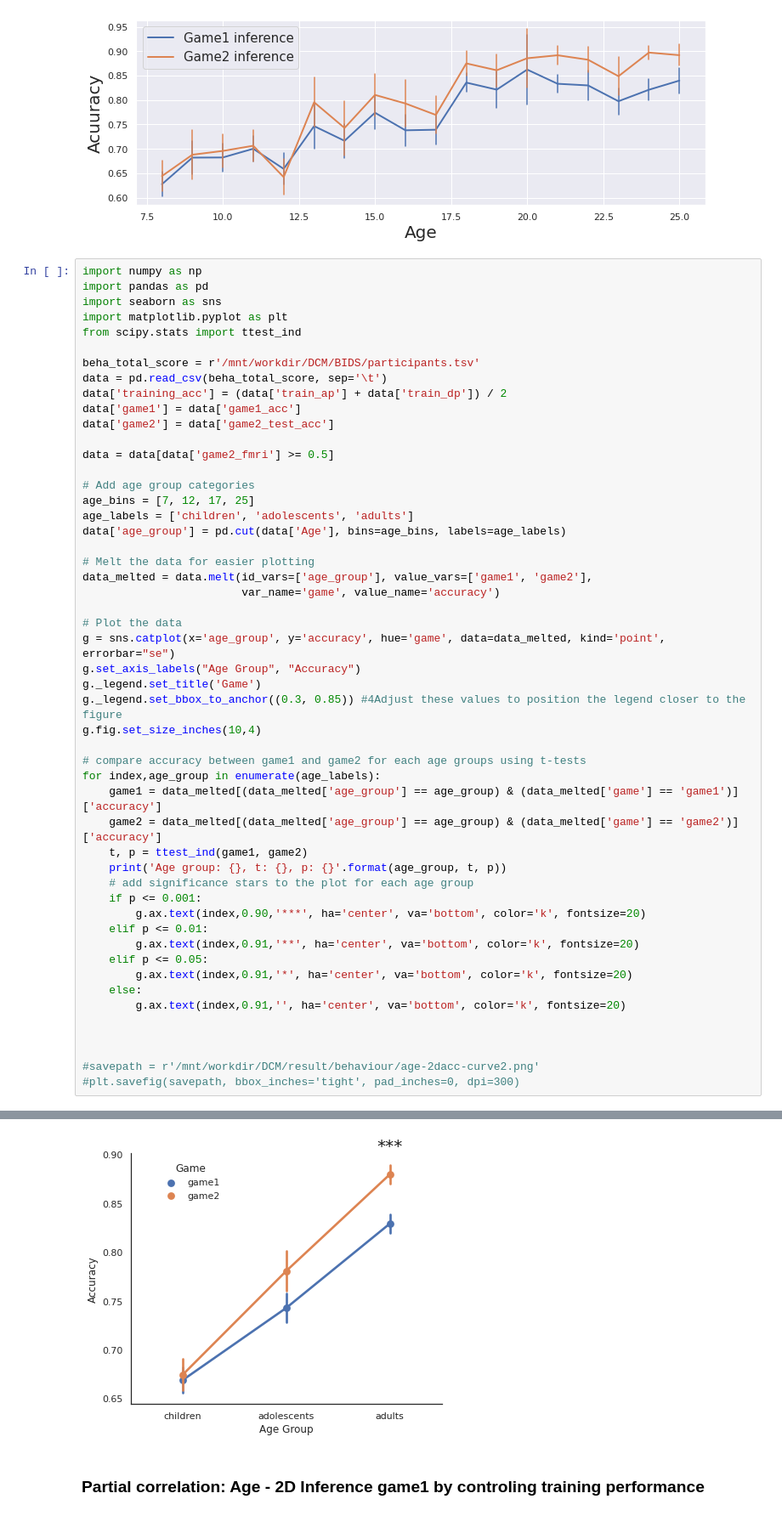
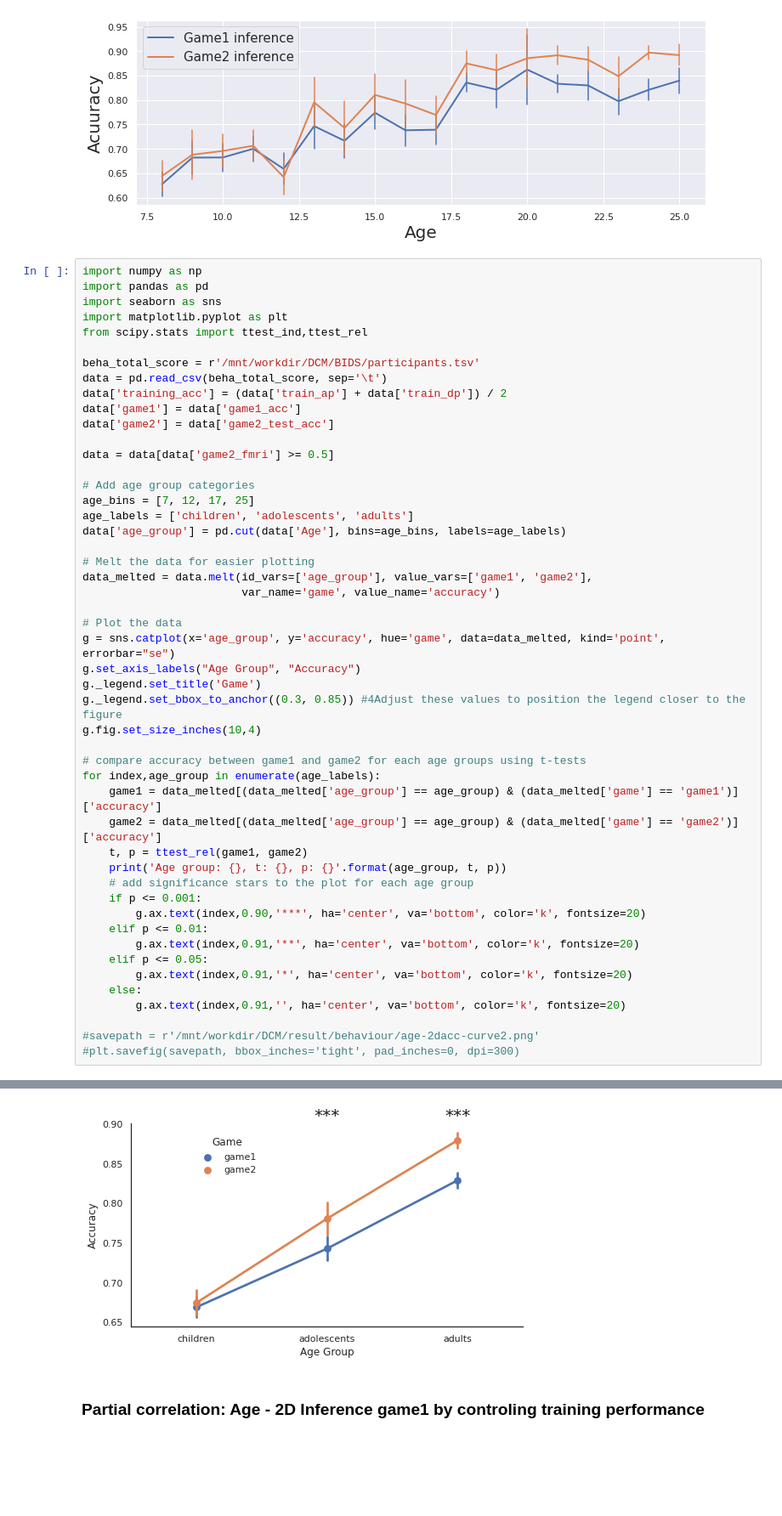
Before and after one commit to YukunQu/DCM, a Jupyter notebook: analysis/behaviour/behavioral_result.ipynb, the cells around one changed output, grey strips where cells are left out. Shown at 85% size. Cells and saved outputs as stored; diff of their text form; blank space fills up the shorter version.

```diff
--- a/analysis/behaviour/behavioral_result.ipynb
+++ b/analysis/behaviour/behavioral_result.ipynb
@@ -281,7 +281,7 @@ import numpy as np
 import pandas as pd
 import seaborn as sns
 import matplotlib.pyplot as plt
-from scipy.stats import ttest_ind
+from scipy.stats import ttest_ind,ttest_rel
 
 beha_total_score = r'/mnt/workdir/DCM/BIDS/participants.tsv'
 data = pd.read_csv(beha_total_score, sep='\t')
@@ -311,7 +311,7 @@ g.fig.set_size_inches(10,4)
 for index,age_group in enumerate(age_labels):
     game1 = data_melted[(data_melted['age_group'] == age_group) & (data_melted['game'] == 'game1')]['accuracy']
     game2 = data_melted[(data_melted['age_group'] == age_group) & (data_melted['game'] == 'game2')]['accuracy']
-    t, p = ttest_ind(game1, game2)
+    t, p = ttest_rel(game1, game2)
     print('Age group: {}, t: {}, p: {}'.format(age_group, t, p))
     # add significance stars to the plot for each age group
     if p <= 0.001:
@@ -323,8 +323,6 @@ for index,age_group in enumerate(age_labels):
     else:
         g.ax.text(index,0.91,'', ha='center', va='bottom', color='k', fontsize=20)
 
-
-
 #savepath = r'/mnt/workdir/DCM/result/behaviour/age-2dacc-curve2.png'
 #plt.savefig(savepath, bbox_inches='tight', pad_inches=0, dpi=300)
 # %% [output]
@@ -334,4 +332,4 @@ Age group: adults, t: -3.6381515524427903, p: 0.00038349353610054373
-[figure, old version]
+[figure, new version]
 # %% [markdown]
 ### Partial correlation: Age - 2D Inference game1 by controling training performance
 # %%
```
Also changed, not shown: parts of 2 cells of this notebook, 16 other files.
